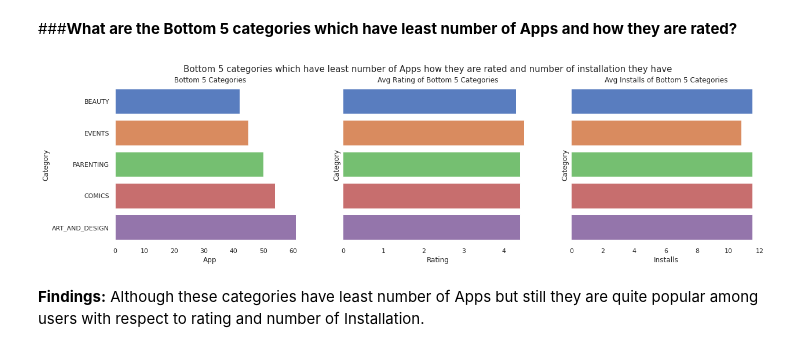
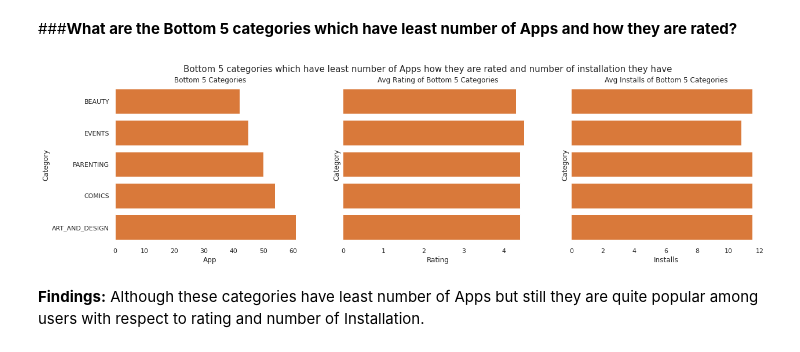
Before and after one commit to sudeep-009/PlayStoreAppReviewAnalysis, a Jupyter notebook: Copy_of_Play_Store_App_Review_Analysis_Capstone_Project.ipynb, the cells around one changed output. Saved outputs shown, nothing was run; the diff lists cells and outputs as text; code cells hidden in the pictures.

```diff
--- a/Copy_of_Play_Store_App_Review_Analysis_Capstone_Project.ipynb
+++ b/Copy_of_Play_Store_App_Review_Analysis_Capstone_Project.ipynb
@@ -817,27 +817,27 @@ for bar in bars.patches:
 # %%
 app_bottom_category_df = app_df.groupby('Category').agg({"App": "count","Rating": "median","Installs": np.median}).reset_index().sort_values(by='App',ascending=True).head(5)
 fig, axes = plt.subplots(1, 3, figsize=(20, 5), sharey=True)
 fig.suptitle('Bottom 5 categories which have least number of Apps how they are rated and number of installation they have',size=15)
 
 sns.set_theme(style='whitegrid',palette='muted')
-sns.barplot(ax=axes[0], x=app_bottom_category_df.App, y=app_bottom_category_df.Category)
+sns.barplot(ax=axes[0], x=app_bottom_category_df.App, y=app_bottom_category_df.Category,color='#F37320')
 axes[0].set_title('Bottom 5 Categories')
 axes[0].grid(False)
 
 
-sns.barplot(ax=axes[1], x=app_bottom_category_df.Rating, y=app_bottom_category_df.Category)
+sns.barplot(ax=axes[1], x=app_bottom_category_df.Rating, y=app_bottom_category_df.Category,color='#F37320')
 axes[1].set_title('Avg Rating of Bottom 5 Categories')
 axes[1].grid(False)
 installs = np.log(app_bottom_category_df.Installs)
-sns.barplot(ax=axes[2], x=installs, y=app_bottom_category_df.Category)
+sns.barplot(ax=axes[2], x=installs, y=app_bottom_category_df.Category,color='#F37320')
 axes[2].set_title('Avg Installs of Bottom 5 Categories')
 ax=plt.gca()
 for ax in axes:
   for spine in ax.spines.values():
     spine.set_visible(False)
     plt.grid(False)
 # %% [output]
-[figure, old version]
+[figure, new version]
 # %% [markdown]
 **Findings:** Although these categories have least number of Apps but still they are quite popular among users with respect to rating and number of Installation.
 # %% [markdown]
```
Also changed, not shown: parts of 11 cells of this notebook.
